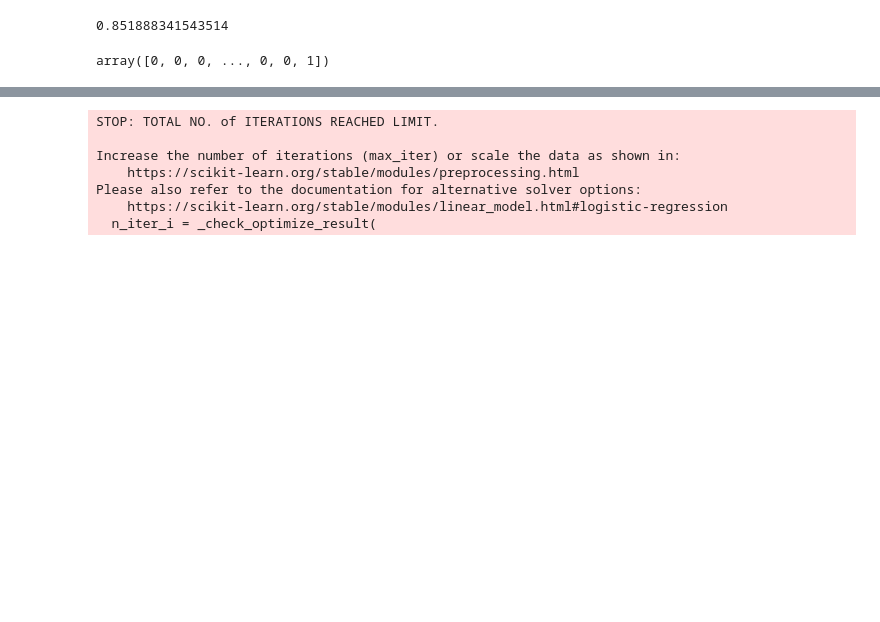
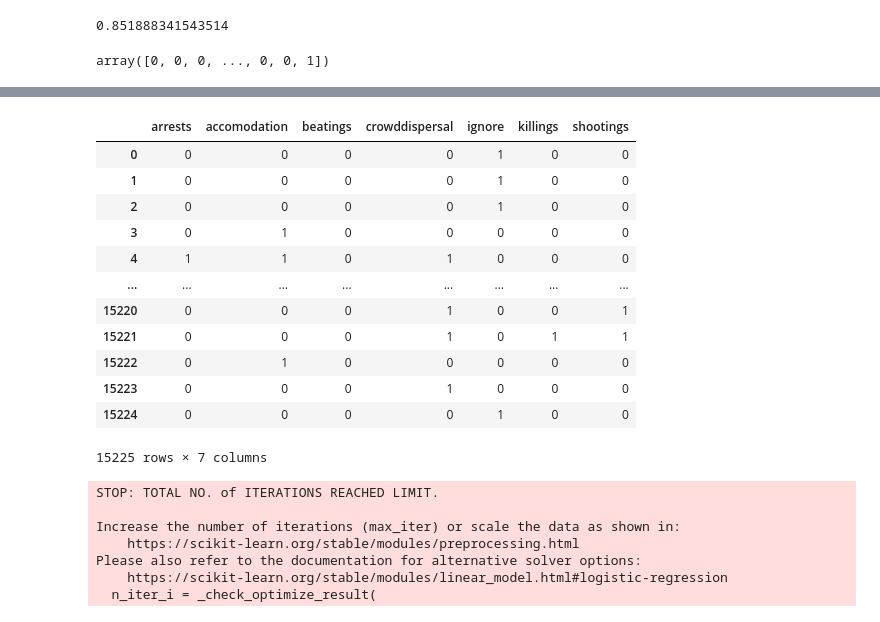
Before and after one commit to EmFib/Mass-Protests, a Jupyter notebook: users/LogisticRegression_emily.ipynb, the cells around one changed output, grey strips where cells are left out. Cells and saved outputs as stored; diff of their text form; code cells hidden in the pictures; blank space fills up the shorter version.

Commit message:
nearly complete logistic regression functions

```diff
--- a/users/LogisticRegression_emily.ipynb
+++ b/users/LogisticRegression_emily.ipynb
@@ -101,5 +131,5 @@ X_test_sc = ss.transform(X_test)
 # %%
-lr = LogisticRegression(solver='lbfgs', max_iter=100)
+lr = LogisticRegression(solver='lbfgs', max_iter=1000)
 
 lr.fit(X_train_sc, y_train)
 # %% [output]
@@ -125,0 +165,2 @@ array([0, 0, 0, ..., 0, 0, 1])
+# %%
+probs_all_arrests = lr.predict_proba(X_sc)[:,1]
@@ -125,0 +172,2 @@ array([0, 0, 0, ..., 0, 0, 1])
+# %%
+preds_all_arrests = lr.predict(X_sc)
@@ -125,0 +184,4 @@ array([0, 0, 0, ..., 0, 0, 1])
+# %%
+mass['arrests_probability'] = probs_all_arrests
+
+mass['arrests_predicted'] = preds_all_arrests
@@ -135,0 +252,16 @@ class StateResponsePredictor:
+# %%
+mass[['arrests','accomodation','beatings','crowddispersal','ignore','killings','shootings']]
+# %% [output]
+|  | arrests | accomodation | beatings | crowddispersal | ignore | killings | shootings |
+| 0 | 0 | 0 | 0 | 0 | 1 | 0 | 0 |
+| 1 | 0 | 0 | 0 | 0 | 1 | 0 | 0 |
+| 2 | 0 | 0 | 0 | 0 | 1 | 0 | 0 |
+| 3 | 0 | 1 | 0 | 0 | 0 | 0 | 0 |
+| 4 | 1 | 1 | 0 | 1 | 0 | 0 | 0 |
+| ... | ... | ... | ... | ... | ... | ... | ... |
+| 15220 | 0 | 0 | 0 | 1 | 0 | 0 | 1 |
+| 15221 | 0 | 0 | 0 | 1 | 0 | 1 | 1 |
+| 15222 | 0 | 1 | 0 | 0 | 0 | 0 | 0 |
+| 15223 | 0 | 0 | 0 | 1 | 0 | 0 | 0 |
+| 15224 | 0 | 0 | 0 | 0 | 1 | 0 | 0 |
+15225 rows × 7 columns
```
Also changed, not shown: parts of 27 cells of this notebook, 3 other files.
